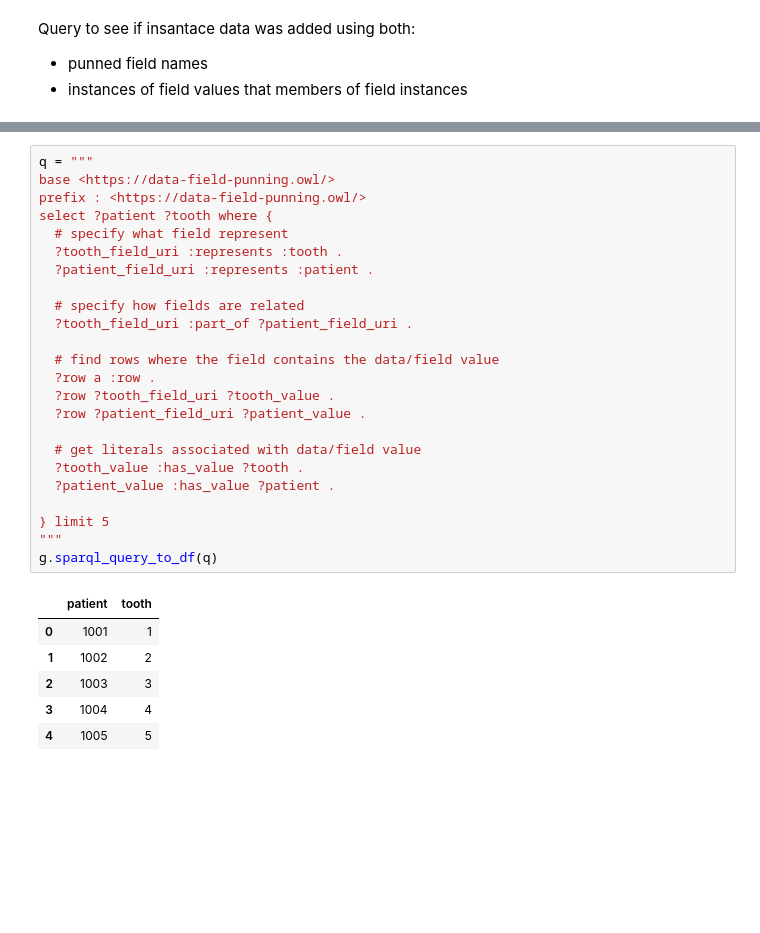
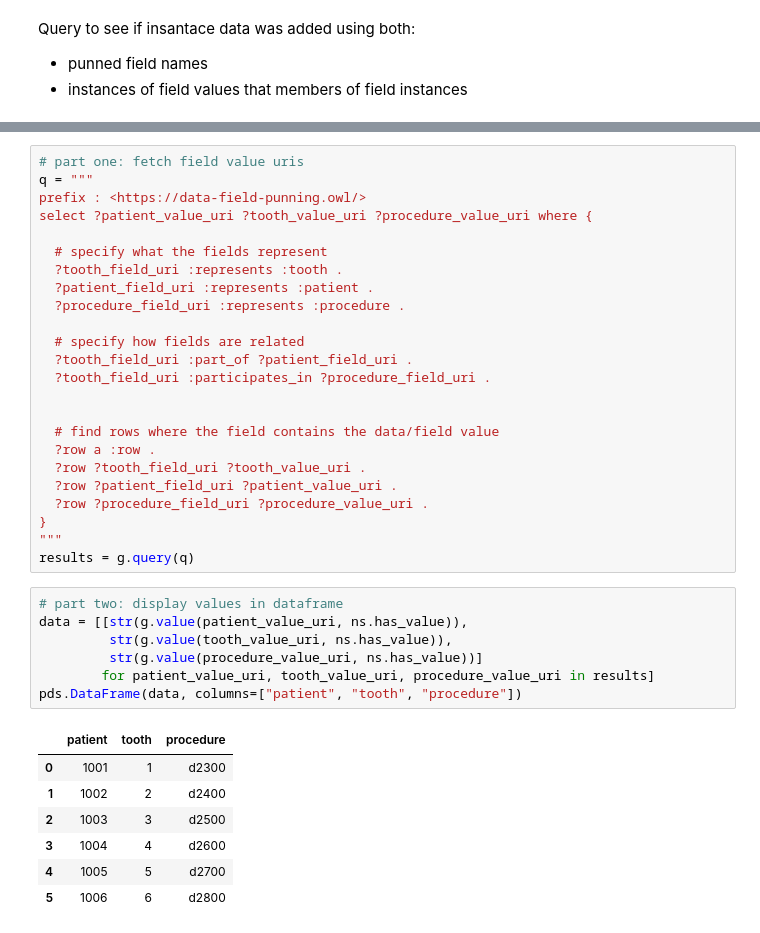
Before and after one commit to wdduncan/test-data-field-punning, a Jupyter notebook: notebooks/schema_demo.ipynb, the cells around one changed output, grey strips where cells are left out. Cells and saved outputs as stored; diff of their text form; blank space fills up the shorter version.

```diff
--- a/notebooks/schema_demo.ipynb
+++ b/notebooks/schema_demo.ipynb
@@ -365,31 +377,39 @@ Above we related the `tooth_num` and `patient_id` fields like so:
 # %%
+# part one: fetch field value uris
 q = """
-base <https://data-field-punning.owl/>
 prefix : <https://data-field-punning.owl/>
-select ?patient ?tooth where {
-  # specify what field represent
+select ?patient_value_uri ?tooth_value_uri ?procedure_value_uri where {
+
+  # specify what the fields represent
   ?tooth_field_uri :represents :tooth .
   ?patient_field_uri :represents :patient .
+  ?procedure_field_uri :represents :procedure .
 
   # specify how fields are related
   ?tooth_field_uri :part_of ?patient_field_uri .
+  ?tooth_field_uri :participates_in ?procedure_field_uri .
+
 
   # find rows where the field contains the data/field value
   ?row a :row .
-  ?row ?tooth_field_uri ?tooth_value .
-  ?row ?patient_field_uri ?patient_value .
-
-  # get literals associated with data/field value
-  ?tooth_value :has_value ?tooth .
-  ?patient_value :has_value ?patient .
-
-} limit 5
+  ?row ?tooth_field_uri ?tooth_value_uri .
+  ?row ?patient_field_uri ?patient_value_uri .
+  ?row ?procedure_field_uri ?procedure_value_uri .
+}
 """
-g.sparql_query_to_df(q)
+results = g.query(q)
-# %% [output]
-|  | patient | tooth |
-| 0 | 1001 | 1 |
-| 1 | 1002 | 2 |
-| 2 | 1003 | 3 |
-| 3 | 1004 | 4 |
-| 4 | 1005 | 5 |
+# %%
+# part two: display values in dataframe
+data = [[str(g.value(patient_value_uri, ns.has_value)),
+         str(g.value(tooth_value_uri, ns.has_value)),
+         str(g.value(procedure_value_uri, ns.has_value))]
+        for patient_value_uri, tooth_value_uri, procedure_value_uri in results]
+pds.DataFrame(data, columns=["patient", "tooth", "procedure"])
+# %% [output]
+|  | patient | tooth | procedure |
+| 0 | 1001 | 1 | d2300 |
+| 1 | 1002 | 2 | d2400 |
+| 2 | 1003 | 3 | d2500 |
+| 3 | 1004 | 4 | d2600 |
+| 4 | 1005 | 5 | d2700 |
+| 5 | 1006 | 6 | d2800 |
```
Also changed, not shown: parts of 14 cells of this notebook, 1 other file.
